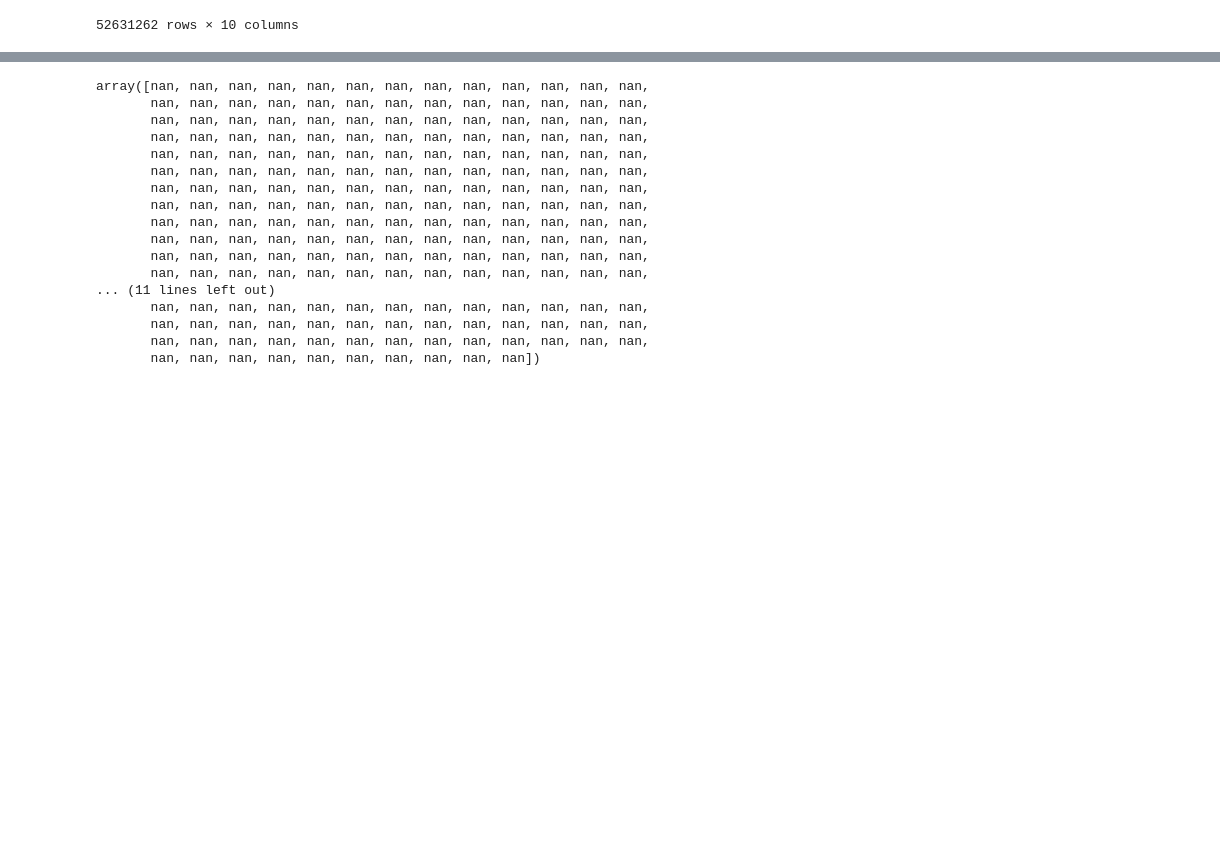
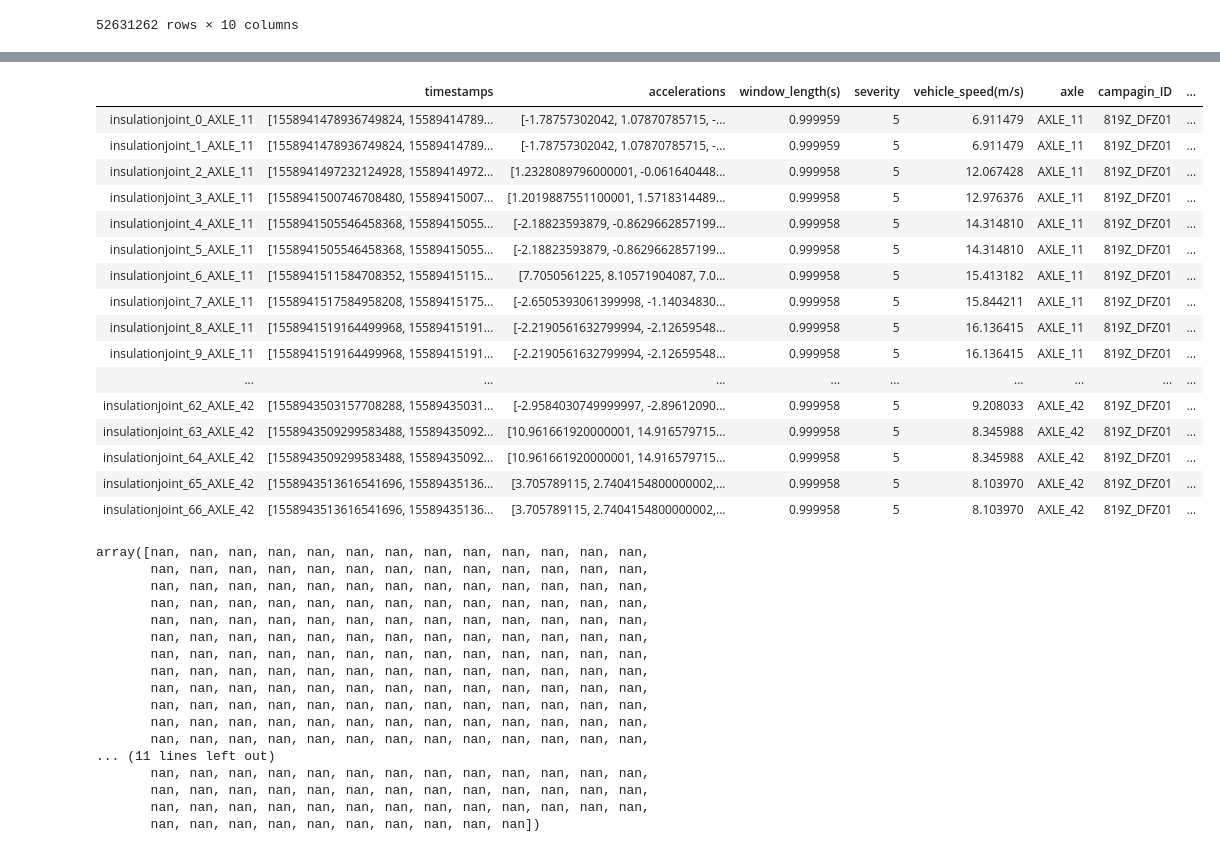
Before and after one commit to Aiyualive/SemesterProject2.0, a Jupyter notebook: SBBProject.ipynb, the cells around one changed output, grey strips where cells are left out. Saved outputs shown, nothing was run; the diff lists cells and outputs as text; code cells hidden in the pictures; blank space fills up the shorter version.

```diff
--- a/SBBProject.ipynb
+++ b/SBBProject.ipynb
@@ -97,6 +97,26 @@ s_features.defects
 | Weiche_1_AXLE_42 | [1558942100039124992, 15589421000... | [-29.303760984999997, -36.3727872... | 0.999958 | 2 | 41.671242 | AXLE_42 | 819Z_DFZ01 | ... |
 | Schotter_14_AXLE_42 | [1558942089148291584, 15589420891... | [-26.53220442, -27.46643696999999... | 0.999959 | 2 | 42.557716 | AXLE_42 | 819Z_DFZ01 | ... |
 | Entwässerungsgraben_0_AXLE_42 | [1558942643403583232, 15589426434... | [30.33141679, 22.639568795, 16.69... | 0.999958 | 3 | 38.792633 | AXLE_42 | 819Z_DFZ01 | ... |
+# %%
+s_features.ins_joints
+# %% [output]
+|  | timestamps | accelerations | window_length(s) | severity | vehicle_speed(m/s) | axle | campagin_ID | ... |
+| insulationjoint_0_AXLE_11 | [1558941478936749824, 15589414789... | [-1.78757302042, 1.07870785715, -... | 0.999959 | 5 | 6.911479 | AXLE_11 | 819Z_DFZ01 | ... |
+| insulationjoint_1_AXLE_11 | [1558941478936749824, 15589414789... | [-1.78757302042, 1.07870785715, -... | 0.999959 | 5 | 6.911479 | AXLE_11 | 819Z_DFZ01 | ... |
+| insulationjoint_2_AXLE_11 | [1558941497232124928, 15589414972... | [1.2328089796000001, -0.061640448... | 0.999958 | 5 | 12.067428 | AXLE_11 | 819Z_DFZ01 | ... |
+| insulationjoint_3_AXLE_11 | [1558941500746708480, 15589415007... | [1.2019887551100001, 1.5718314489... | 0.999958 | 5 | 12.976376 | AXLE_11 | 819Z_DFZ01 | ... |
+| insulationjoint_4_AXLE_11 | [1558941505546458368, 15589415055... | [-2.18823593879, -0.8629662857199... | 0.999958 | 5 | 14.314810 | AXLE_11 | 819Z_DFZ01 | ... |
+| insulationjoint_5_AXLE_11 | [1558941505546458368, 15589415055... | [-2.18823593879, -0.8629662857199... | 0.999958 | 5 | 14.314810 | AXLE_11 | 819Z_DFZ01 | ... |
+| insulationjoint_6_AXLE_11 | [1558941511584708352, 15589415115... | [7.7050561225, 8.10571904087, 7.0... | 0.999958 | 5 | 15.413182 | AXLE_11 | 819Z_DFZ01 | ... |
+| insulationjoint_7_AXLE_11 | [1558941517584958208, 15589415175... | [-2.6505393061399998, -1.14034830... | 0.999958 | 5 | 15.844211 | AXLE_11 | 819Z_DFZ01 | ... |
+| insulationjoint_8_AXLE_11 | [1558941519164499968, 15589415191... | [-2.2190561632799994, -2.12659548... | 0.999958 | 5 | 16.136415 | AXLE_11 | 819Z_DFZ01 | ... |
+| insulationjoint_9_AXLE_11 | [1558941519164499968, 15589415191... | [-2.2190561632799994, -2.12659548... | 0.999958 | 5 | 16.136415 | AXLE_11 | 819Z_DFZ01 | ... |
+| ... | ... | ... | ... | ... | ... | ... | ... | ... |
+| insulationjoint_62_AXLE_42 | [1558943503157708288, 15589435031... | [-2.9584030749999997, -2.89612090... | 0.999958 | 5 | 9.208033 | AXLE_42 | 819Z_DFZ01 | ... |
+| insulationjoint_63_AXLE_42 | [1558943509299583488, 15589435092... | [10.961661920000001, 14.916579715... | 0.999958 | 5 | 8.345988 | AXLE_42 | 819Z_DFZ01 | ... |
+| insulationjoint_64_AXLE_42 | [1558943509299583488, 15589435092... | [10.961661920000001, 14.916579715... | 0.999958 | 5 | 8.345988 | AXLE_42 | 819Z_DFZ01 | ... |
+| insulationjoint_65_AXLE_42 | [1558943513616541696, 15589435136... | [3.705789115, 2.7404154800000002,... | 0.999958 | 5 | 8.103970 | AXLE_42 | 819Z_DFZ01 | ... |
+| insulationjoint_66_AXLE_42 | [1558943513616541696, 15589435136... | [3.705789115, 2.7404154800000002,... | 0.999958 | 5 | 8.103970 | AXLE_42 | 819Z_DFZ01 | ... |
 # %%
 np.unique(s_features.defects["line, defect_ID"].str.find("A-229545") )
 # %% [output]
```
Also changed, not shown: parts of 2 cells of this notebook, 9 other files.
